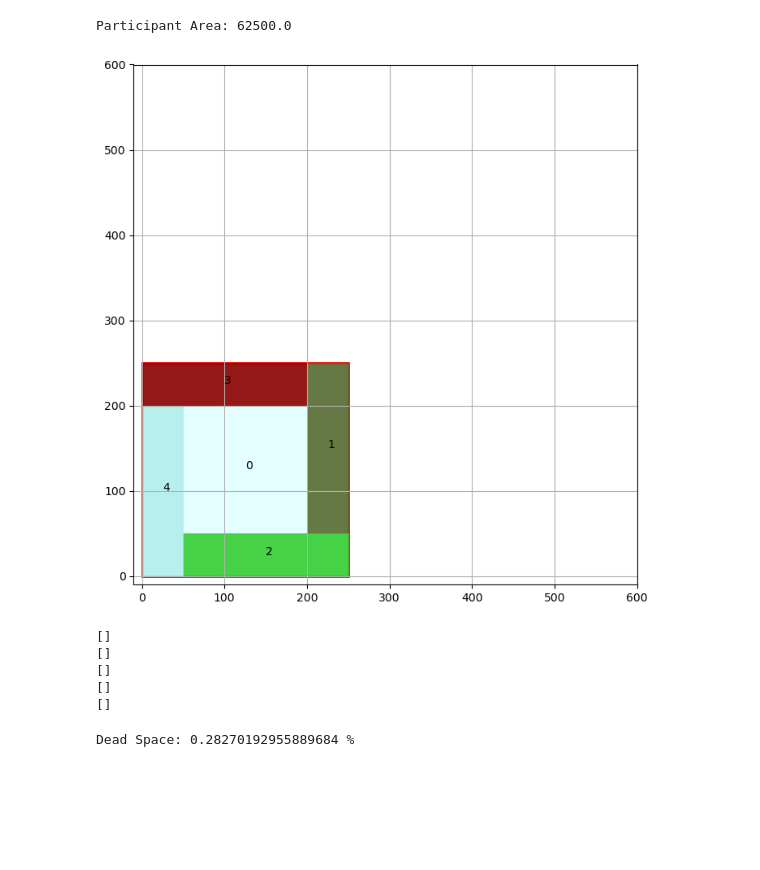
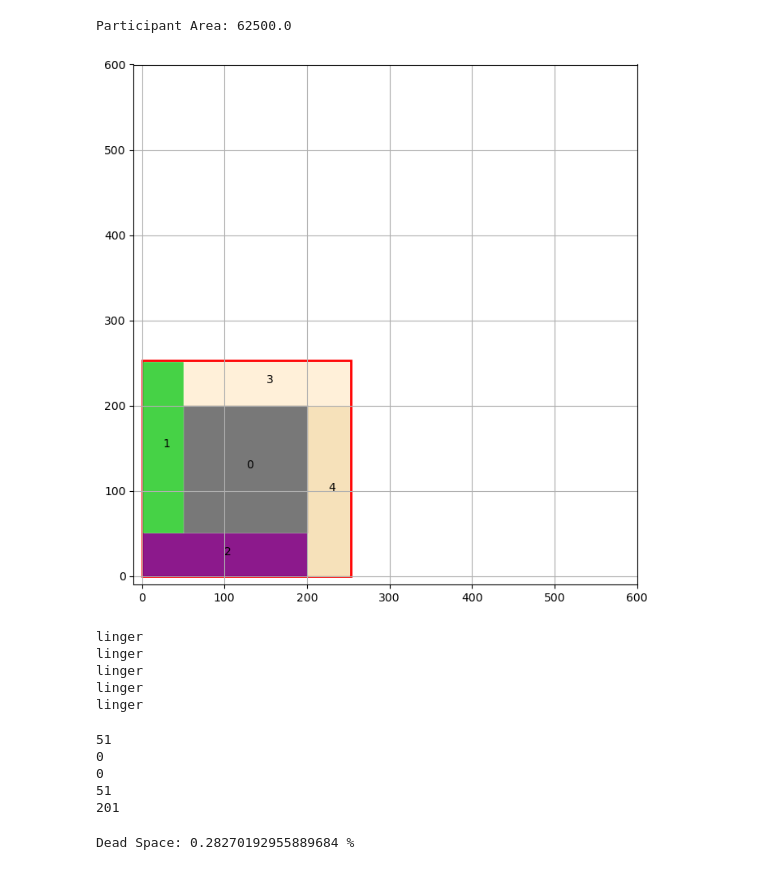
Before and after one commit to TiMo3654/abf, a Jupyter notebook: tests.ipynb, the cells around one changed output. Cells and saved outputs as stored; diff of their text form; code cells hidden in the pictures; blank space fills up the shorter version.

```diff
--- a/tests.ipynb
+++ b/tests.ipynb
@@ -20,7 +20,7 @@ layout_zone = {"xmin"   : 0,
 
 #participants        = generate_unconnected_equal_quadratic_participants(9, layout_zone, 31, 420)
 
-participants        = generate_unconnected_wheel_participants(layout_zone, 100, 420)
+participants        = generate_unconnected_wheel_participants(layout_zone, 100, 69)
 
 
 a = plot_participants(layout_zone, participants, 600, 600)
@@ -35,46 +35,51 @@ Participant Area: 62500.0
 # %%
 id_list = [p['idx'] for p in (participants.values())]
 
-for i in range(1000): # maximum rounds of interaction
+for i in range(66): # maximum rounds of interaction
 
     participants    = one_round_of_interaction(participants, layout_zone, 'interference', conciliation_quota, critical_amount)
 
     plot_participants(layout_zone, participants, 600, 600)
 
     last_moves = {key : value['last-move'] for key,value in participants.items()}
 
     moves = list(last_moves.values())
 
     #print(participants['0']['interference'])
     #print(participants['0']['relaxed-connections'])
     #print(last_moves)
 
     if moves.count('linger') == len(participants):
 
         ds = calculate_dead_space(participants, layout_zone)
 
         if ds < 0.48:
             break
 
         layout_zone         = scale_layout_zone(layout_zone, 0.99)
 
         participants        = reset_after_tightening(participants)
 
     for i in range(len(participants)):
         print(participants[str(i)]['last-move'])
 # %% [output]
-[figure, old version]
+[figure, new version]
+linger
+linger
+linger
+linger
+linger
 # %%
-participants    	= determine_initial_conditions(participants, layout_zone, conciliation_quota, critical_amount)
+#participants    	= determine_initial_conditions(participants, layout_zone, conciliation_quota, critical_amount)
 
 for i in range(len(participants)):
-    print(participants[str(i)]['overlap-with-idx'])
+    print(participants[str(i)]['xmin'])
 # %% [output]
-[]
-[]
-[]
-[]
-[]
+51
+0
+0
+51
+201
 # %%
 ds = calculate_dead_space(participants, layout_zone)
 
```
Also changed, not shown: parts of 1 cell of this notebook, 3 other files.
